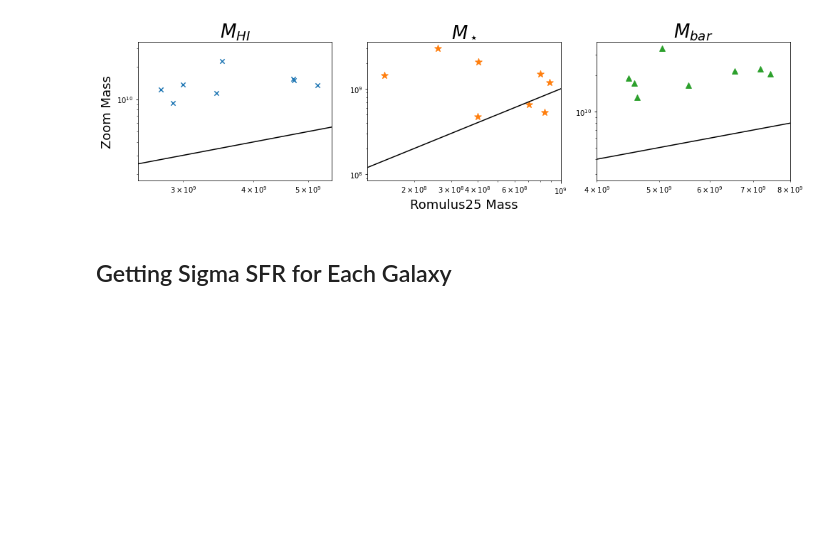
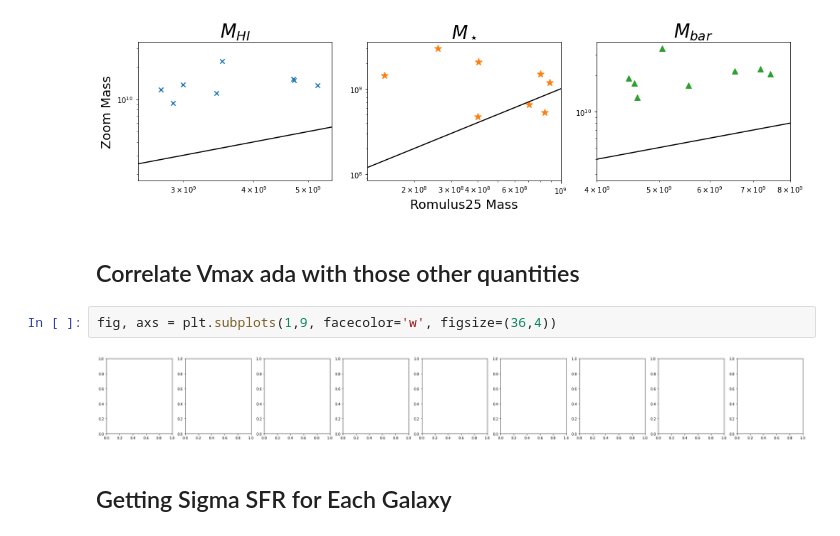
Before and after one commit to JosephWick/H1-merian, a Jupyter notebook: notebooks/CorrCornerPlot.ipynb, the cells around one changed output. Saved outputs shown, nothing was run; the diff lists cells and outputs as text; blank space fills up the shorter version.

```diff
--- a/notebooks/CorrCornerPlot.ipynb
+++ b/notebooks/CorrCornerPlot.ipynb
@@ -513,6 +513,12 @@ plt.tight_layout()
 plt.savefig('masscomparison.png')
 # %% [output]
 [figure]
+# %% [markdown]
+## Correlate Vmax ada with those other quantities
+# %%
+fig, axs = plt.subplots(1,9, facecolor='w', figsize=(36,4))
+# %% [output]
+[figure, added]
 # %% [markdown]
 ## Getting Sigma SFR for Each Galaxy
 # %%
```
Also changed, not shown: parts of 2 cells of this notebook, 3 other files.
